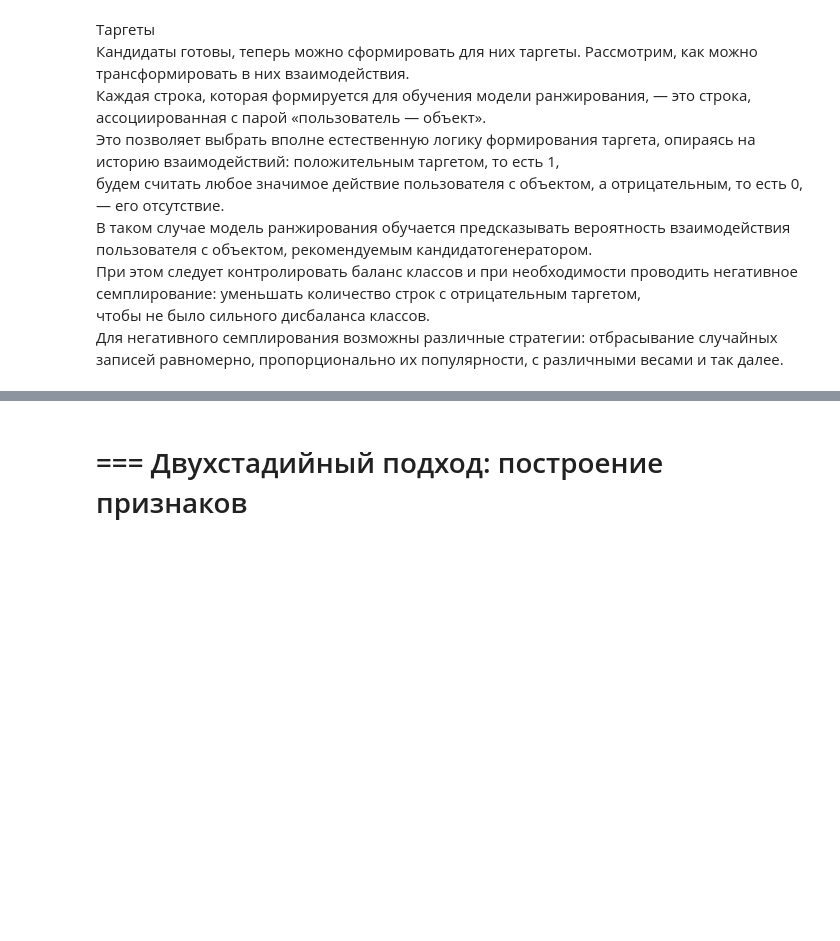
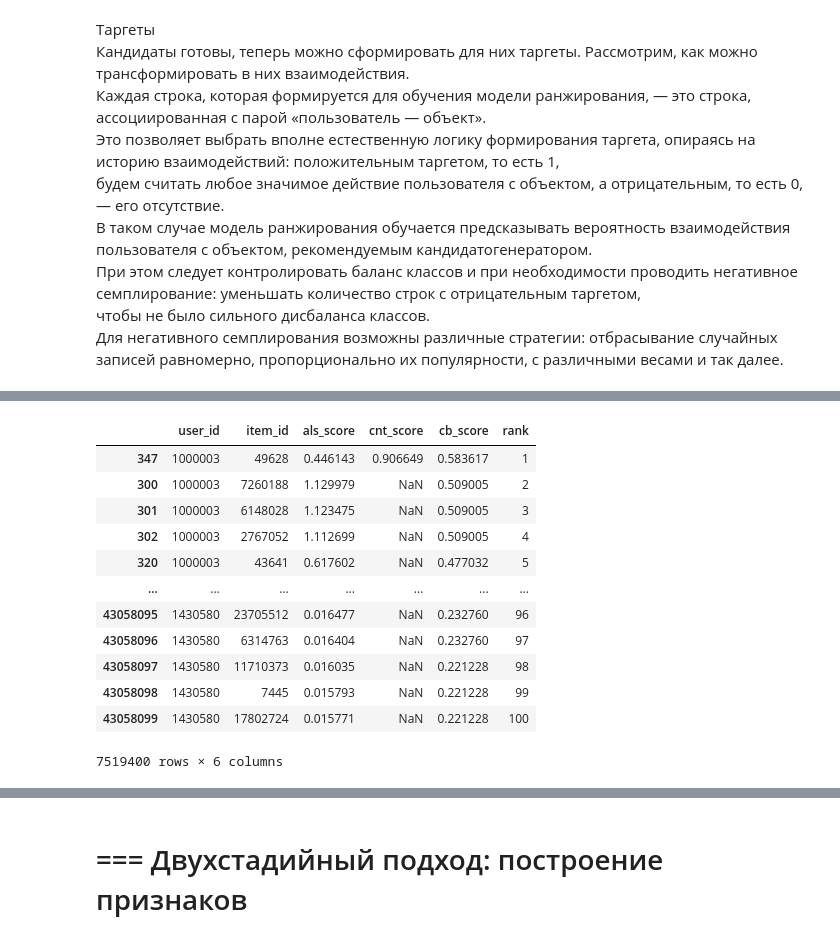
Before and after one commit to ozerge/mle-recsys-start, a Jupyter notebook: main_offline2.ipynb, the cells around one changed output, grey strips where cells are left out. Drawn from its saved outputs; the diff is of its cells as text; code cells hidden in the pictures; blank space fills up the shorter version.

```diff
--- a/main_offline2.ipynb
+++ b/main_offline2.ipynb
@@ -2271,0 +2504,3 @@ Error:
+# %%
+max_recommendations_per_user = 100
+final_recommendations = candidates_to_rank.groupby("user_id").apply(lambda x: x.head(max_recommendations_per_user))
@@ -2271,0 +2509,2 @@ Error:
+# %%
+final_recommendations = candidates_to_rank.groupby("user_id").head(max_recommendations_per_user)
@@ -2271,0 +2532,19 @@ Error:
+# %%
+# После подсчёта оказалось, что записей в final_recommendations...
+
+final_recommendations = final_recommendations.droplevel(0).reset_index(drop=True)
+final_recommendations
+# %% [output]
+|  | user_id | item_id | als_score | cnt_score | cb_score | rank |
+| 347 | 1000003 | 49628 | 0.446143 | 0.906649 | 0.583617 | 1 |
+| 300 | 1000003 | 7260188 | 1.129979 | NaN | 0.509005 | 2 |
+| 301 | 1000003 | 6148028 | 1.123475 | NaN | 0.509005 | 3 |
+| 302 | 1000003 | 2767052 | 1.112699 | NaN | 0.509005 | 4 |
+| 320 | 1000003 | 43641 | 0.617602 | NaN | 0.477032 | 5 |
+| ... | ... | ... | ... | ... | ... | ... |
+| 43058095 | 1430580 | 23705512 | 0.016477 | NaN | 0.232760 | 96 |
+| 43058096 | 1430580 | 6314763 | 0.016404 | NaN | 0.232760 | 97 |
+| 43058097 | 1430580 | 11710373 | 0.016035 | NaN | 0.221228 | 98 |
+| 43058098 | 1430580 | 7445 | 0.015793 | NaN | 0.221228 | 99 |
+| 43058099 | 1430580 | 17802724 | 0.015771 | NaN | 0.221228 | 100 |
+7519400 rows × 6 columns
```
Also changed, not shown: parts of 27 cells of this notebook, 6 other files.
